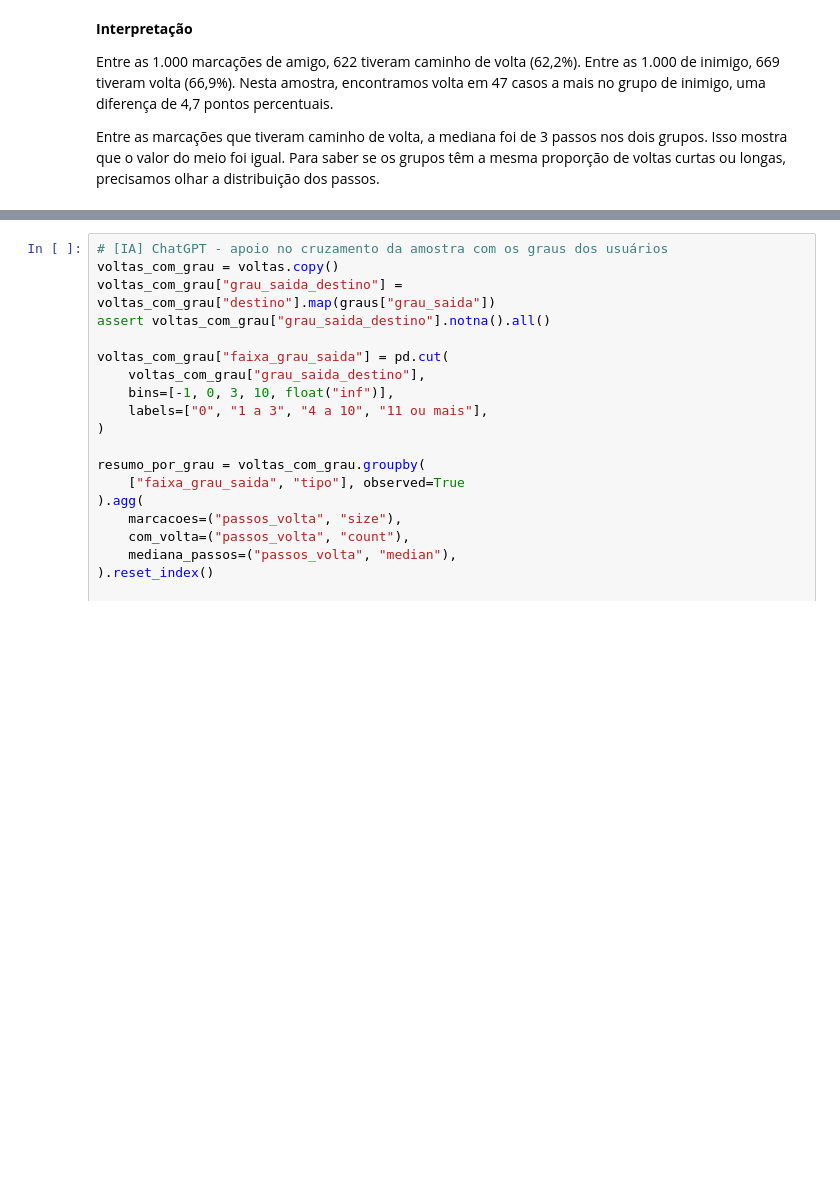
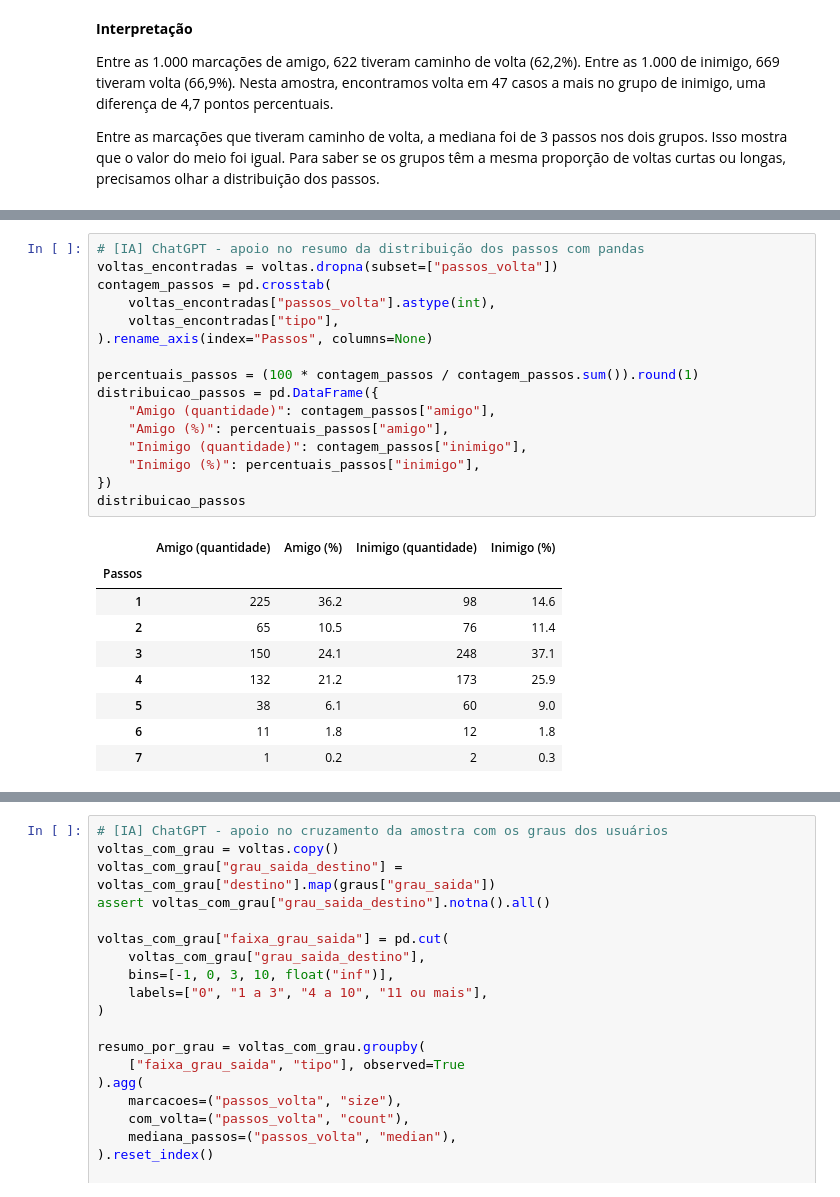
Before and after one commit to arthurlins7/Projeto-Grafos, a Jupyter notebook: notebooks/01_exploracao_dados.ipynb, the cells around one changed output, grey strips where cells are left out. Cells and saved outputs as stored; diff of their text form; blank space fills up the shorter version.

Commit message:
feat: detalhar os passos de volta no Slashdot

```diff
--- a/notebooks/01_exploracao_dados.ipynb
+++ b/notebooks/01_exploracao_dados.ipynb
@@ -785,0 +794,26 @@ Entre as marcações que tiveram caminho de volta, a mediana foi de 3 passos nos
+# %%
+# [IA] ChatGPT - apoio no resumo da distribuição dos passos com pandas
+voltas_encontradas = voltas.dropna(subset=["passos_volta"])
+contagem_passos = pd.crosstab(
+    voltas_encontradas["passos_volta"].astype(int),
+    voltas_encontradas["tipo"],
+).rename_axis(index="Passos", columns=None)
+
+percentuais_passos = (100 * contagem_passos / contagem_passos.sum()).round(1)
+distribuicao_passos = pd.DataFrame({
+    "Amigo (quantidade)": contagem_passos["amigo"],
+    "Amigo (%)": percentuais_passos["amigo"],
+    "Inimigo (quantidade)": contagem_passos["inimigo"],
+    "Inimigo (%)": percentuais_passos["inimigo"],
+})
+distribuicao_passos
+# %% [output]
+|  | Amigo (quantidade) | Amigo (%) | Inimigo (quantidade) | Inimigo (%) |
+| Passos |  |  |  |  |
+| 1 | 225 | 36.2 | 98 | 14.6 |
+| 2 | 65 | 10.5 | 76 | 11.4 |
+| 3 | 150 | 24.1 | 248 | 37.1 |
+| 4 | 132 | 21.2 | 173 | 25.9 |
+| 5 | 38 | 6.1 | 60 | 9.0 |
+| 6 | 11 | 1.8 | 12 | 1.8 |
+| 7 | 1 | 0.2 | 2 | 0.3 |
```
Also changed, not shown: parts of 7 cells of this notebook.
